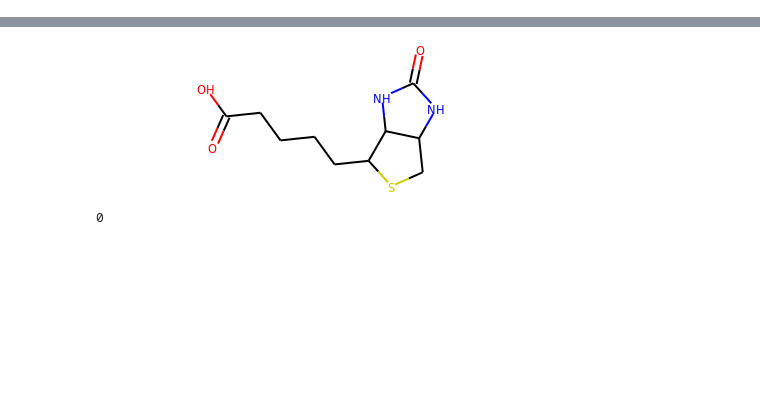
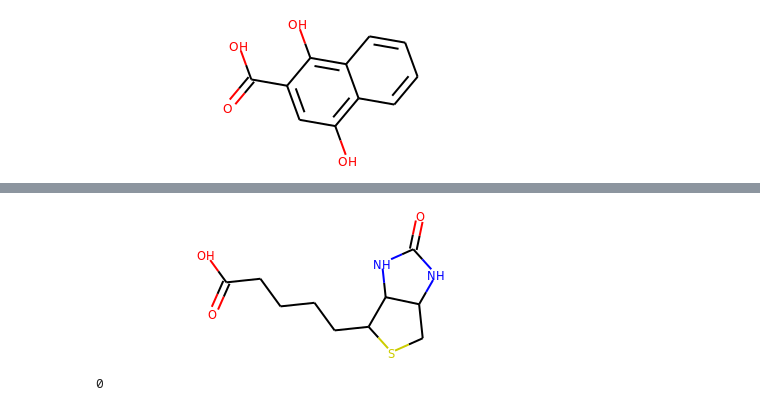
Before and after one commit to FrekMown/personal, a Jupyter notebook: ipynb/chemo.ipynb, the cells around one changed output, grey strips where cells are left out. Saved outputs shown, nothing was run; the diff lists cells and outputs as text; code cells hidden in the pictures; blank space fills up the shorter version.

```diff
--- a/ipynb/chemo.ipynb
+++ b/ipynb/chemo.ipynb
@@ -5,0 +9,10 @@ from rdkit.Chem import AllChem
+# %%
+model = cobra.io.load_json_model("/media/frek/Storage1/projects/personal/static/chemocobra/metabolic/models/iML1515_PKT.json")
+# %%
+mets = set(['_'.join(m.id.split('_')[:-1]) for m in model.metabolites])
+# %%
+structs_dir = "/media/frek/Storage1/projects/personal/static/chemocobra/metabolic/met_bigg_structs_mnx.csv"
+df_structs = pd.read_csv(structs_dir, index_col=0)
+df_structs = df_structs.reindex(list(mets)).dropna(subset=['smiles_ok'])
+print(df_structs.shape)
+df_structs.head()
@@ -5,0 +28,3 @@ from rdkit.Chem import AllChem
+# %%
+mols = {m_id : Chem.MolFromSmiles(df_structs.loc[m_id, 'smiles_ok']) for m_id in df_structs.index}
+print(len(mols))
@@ -5,0 +35,4 @@ from rdkit.Chem import AllChem
+# %%
+mols['dhna']
+# %% [output]
+[figure, added]
```
Also changed, not shown: parts of 16 cells of this notebook, 18 other files.
